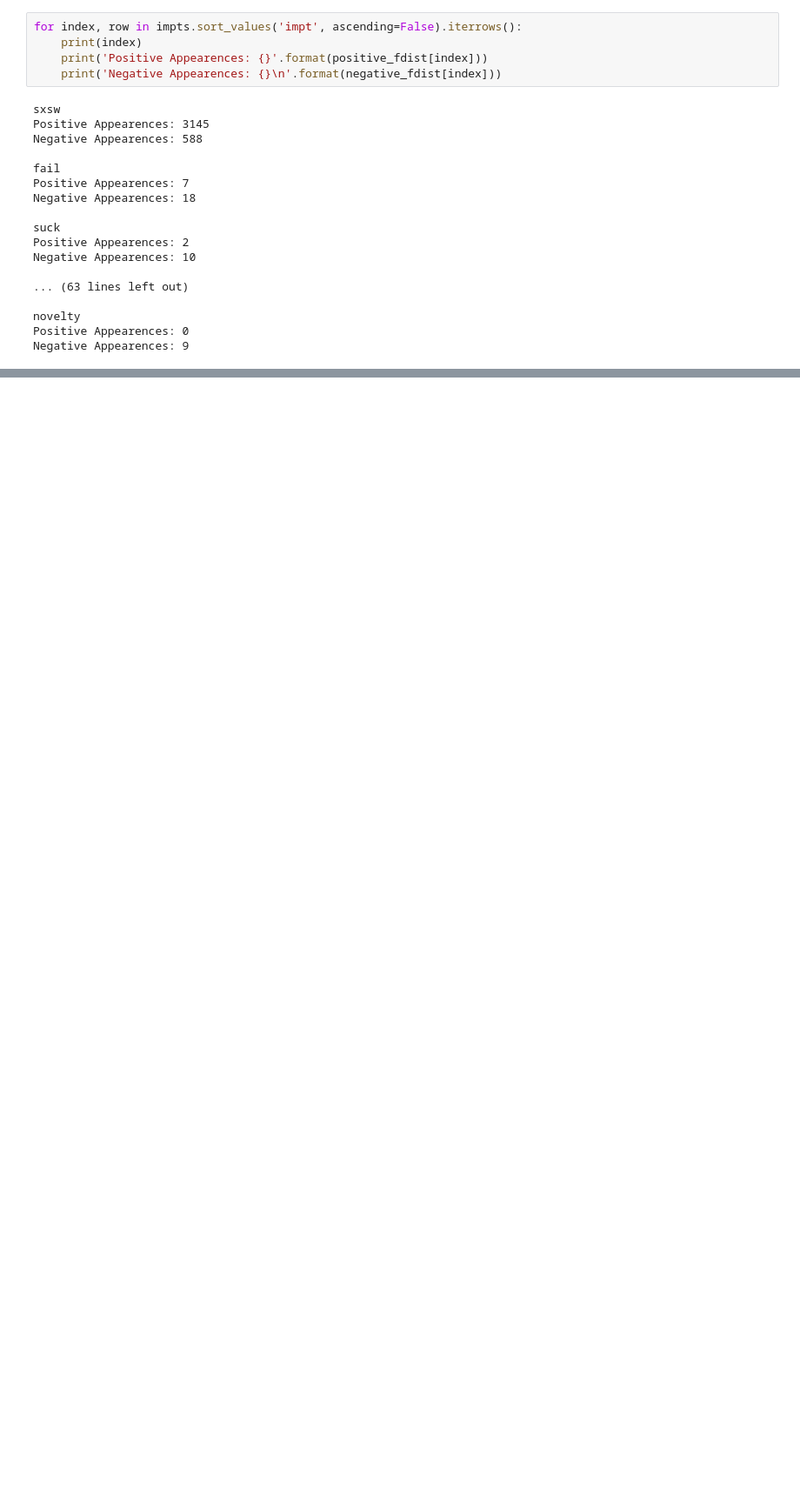
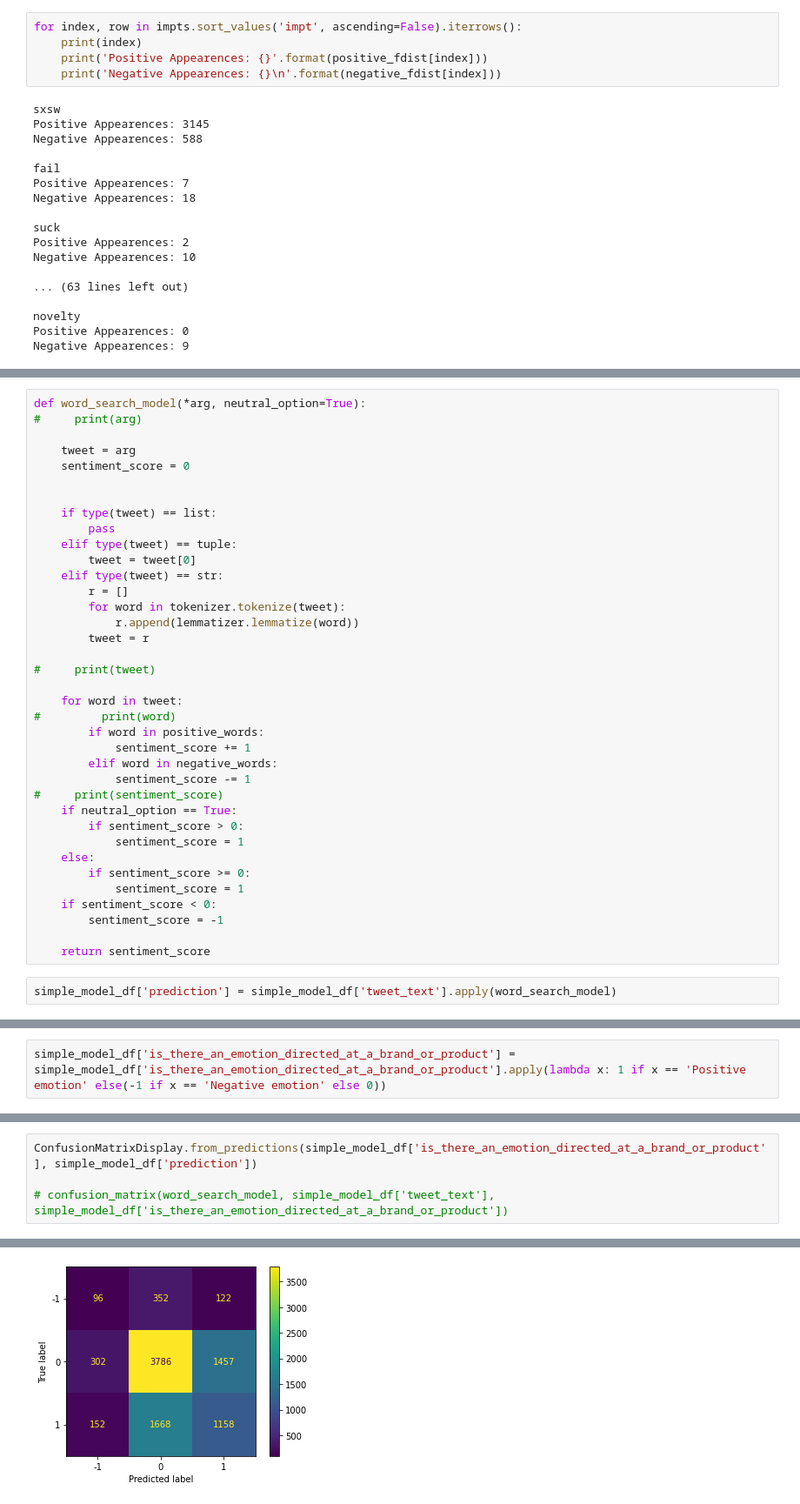
Before and after one commit to stone-ericm/sentiment_analysis_NLP_project-, a Jupyter notebook: notebook.ipynb, the cells around one changed output, grey strips where cells are left out. Shown at 87% size. Drawn from its saved outputs; the diff is of its cells as text; blank space fills up the shorter version.

```diff
--- a/notebook.ipynb
+++ b/notebook.ipynb
@@ -732,0 +814,39 @@ Negative Appearences: 9
+# %%
+def word_search_model(*arg, neutral_option=True):
+#     print(arg)
+
+    tweet = arg
+    sentiment_score = 0
+
+
+    if type(tweet) == list:
+        pass
+    elif type(tweet) == tuple:
+        tweet = tweet[0]
+    elif type(tweet) == str:
+        r = []
+        for word in tokenizer.tokenize(tweet):
+            r.append(lemmatizer.lemmatize(word))
+        tweet = r
+
+#     print(tweet)
+
+    for word in tweet:
+#         print(word)
+        if word in positive_words:
+            sentiment_score += 1
+        elif word in negative_words:
+            sentiment_score -= 1
+#     print(sentiment_score)
+    if neutral_option == True:
+        if sentiment_score > 0:
+            sentiment_score = 1
+    else:
+        if sentiment_score >= 0:
+            sentiment_score = 1
+    if sentiment_score < 0:
+        sentiment_score = -1
+
+    return sentiment_score
+# %%
+simple_model_df['prediction'] = simple_model_df['tweet_text'].apply(word_search_model)
@@ -732,0 +876,2 @@ Negative Appearences: 9
+# %%
+simple_model_df['is_there_an_emotion_directed_at_a_brand_or_product'] = simple_model_df['is_there_an_emotion_directed_at_a_brand_or_product'].apply(lambda x: 1 if x == 'Positive emotion' else(-1 if x == 'Negative emotion' else 0))
@@ -732,0 +894,5 @@ Negative Appearences: 9
+# %%
+ConfusionMatrixDisplay.from_predictions(simple_model_df['is_there_an_emotion_directed_at_a_brand_or_product'], simple_model_df['prediction'])
+
+# confusion_matrix(word_search_model, simple_model_df['tweet_text'], simple_model_df['is_there_an_emotion_directed_at_a_brand_or_product'])
+# %% [output]
@@ -732,0 +900 @@ Negative Appearences: 9
+[figure, added]
```
Also changed, not shown: parts of 49 cells of this notebook.
